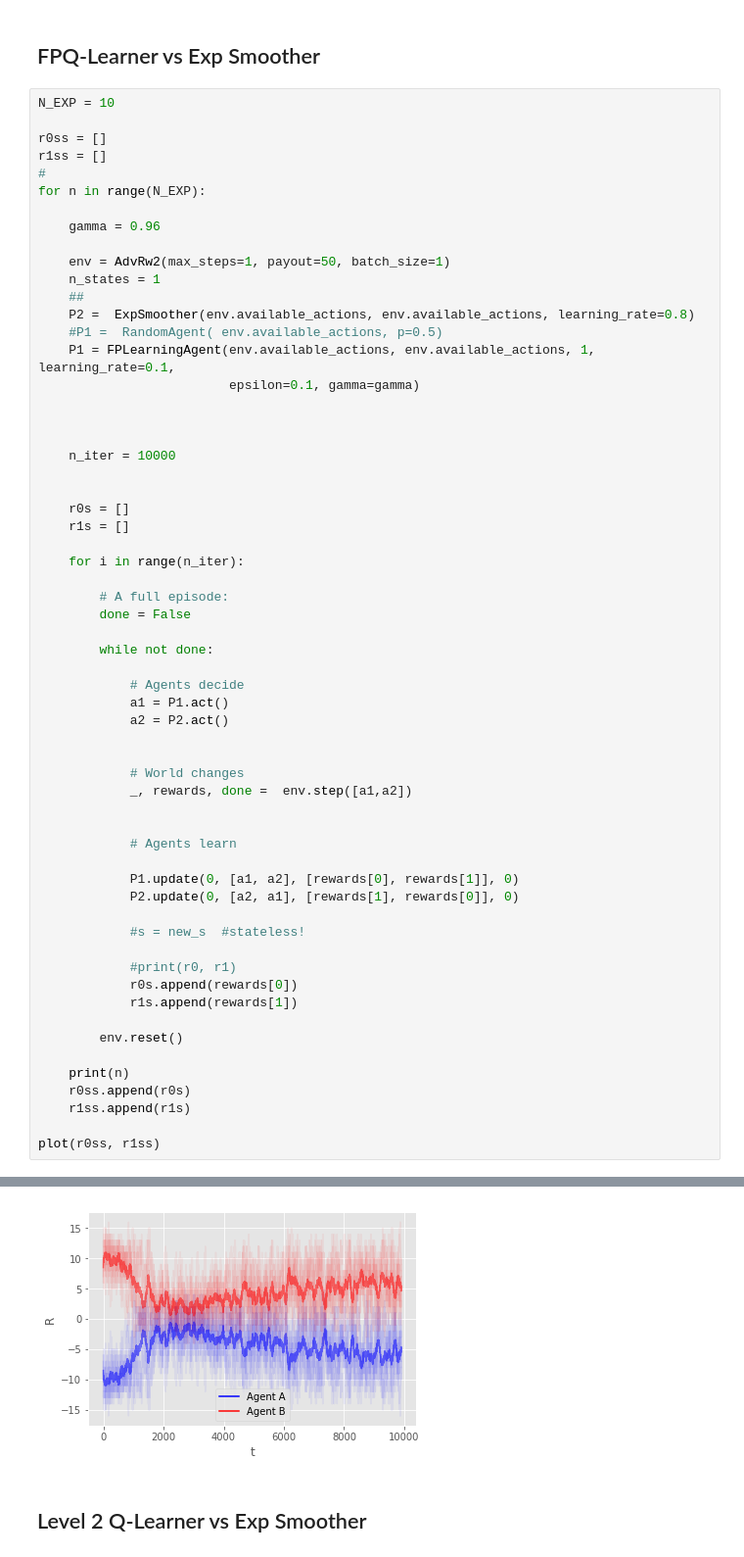
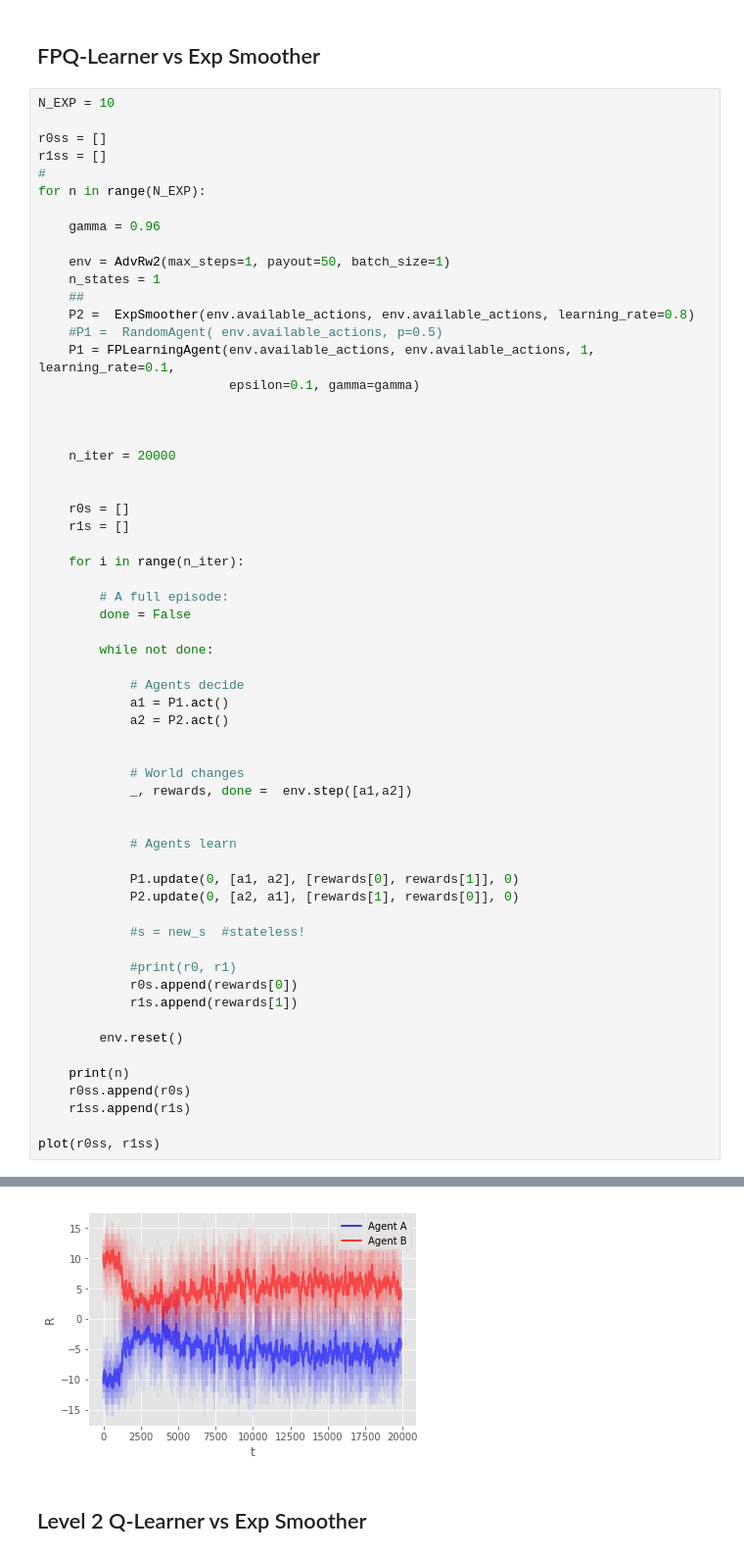
Before and after one commit to vicgalle/ARAMARL, a Jupyter notebook: friend_or_foe.ipynb, the cells around one changed output, grey strips where cells are left out. Shown: that part at 98% size. Drawn from its saved outputs; the diff is of its cells as text.

```diff
--- a/friend_or_foe.ipynb
+++ b/friend_or_foe.ipynb
@@ -126,7 +126,7 @@ for n in range(N_EXP):
 
 
 
-    n_iter = 10000
+    n_iter = 20000
 
 
     r0s = []
@@ -150,34 +150,34 @@ for n in range(N_EXP):
 
             # Agents learn
 
             P1.update(0, [a1, a2], [rewards[0], rewards[1]], 0)
             P2.update(0, [a2, a1], [rewards[1], rewards[0]], 0)
 
             #s = new_s  #stateless!
 
             #print(r0, r1)
             r0s.append(rewards[0])
             r1s.append(rewards[1])
 
         env.reset()
 
     print(n)
     r0ss.append(r0s)
     r1ss.append(r1s)
 
 plot(r0ss, r1ss)
 # %% [output]
 0
 1
 2
 3
 4
 5
 6
 7
 8
 9
-[figure, old version]
+[figure, new version]
 # %% [markdown]
 ## Level 2 Q-Learner vs Exp Smoother
 # %%
```
Also changed, not shown: parts of 9 cells of this notebook, 2 other files.
